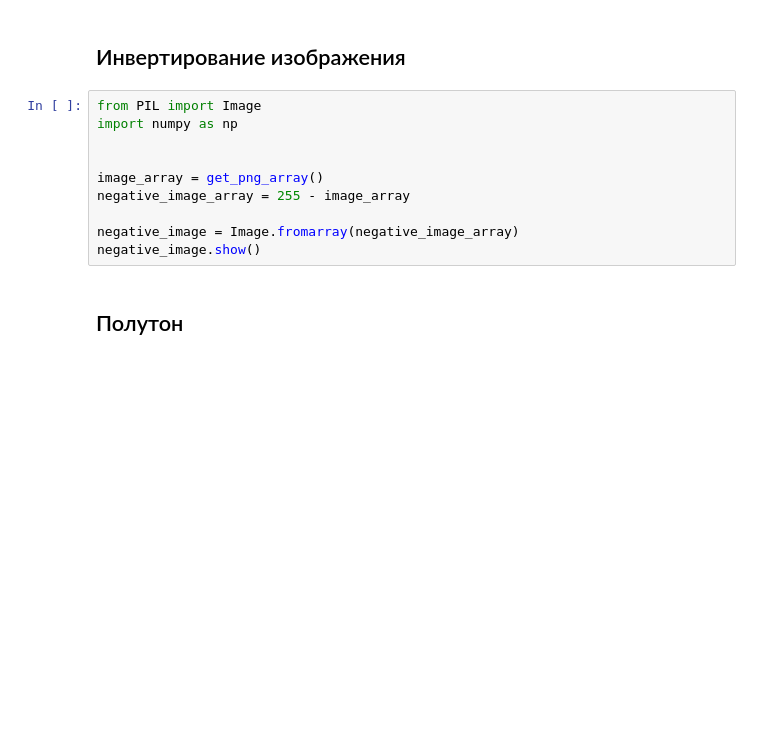
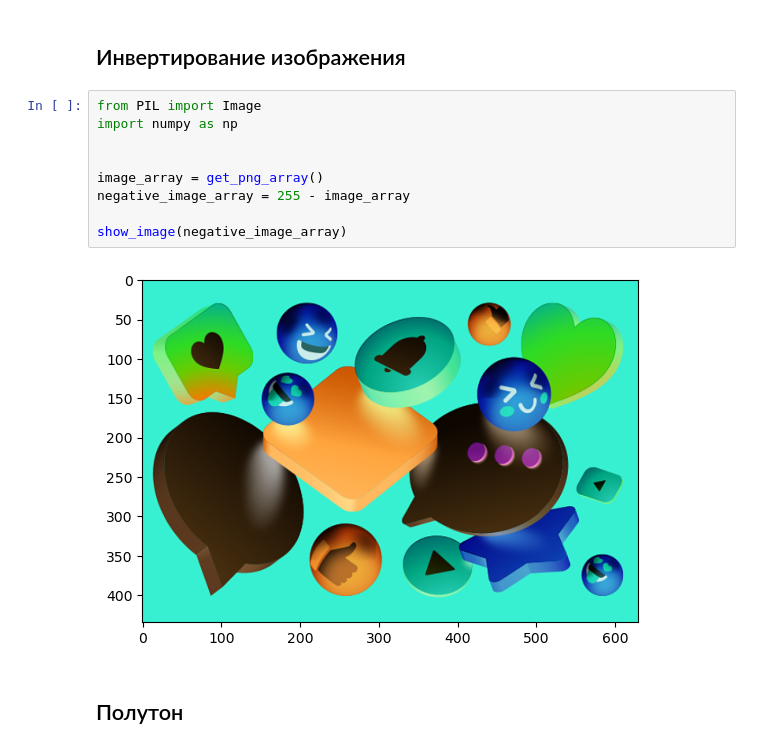
Before and after one commit to Str1kez/computer_vision, a Jupyter notebook: exercise1.ipynb, the cells around one changed output. Drawn from its saved outputs; the diff is of its cells as text; blank space fills up the shorter version.

```diff
--- a/exercise1.ipynb
+++ b/exercise1.ipynb
@@ -35,13 +27,14 @@ array([[[199,  15,  46],
 # %%
 from PIL import Image
 import numpy as np
 
 
 image_array = get_png_array()
 negative_image_array = 255 - image_array
 
-negative_image = Image.fromarray(negative_image_array)
-negative_image.show()
+show_image(negative_image_array)
+# %% [output]
+[figure, added]
 # %% [markdown]
 ## Полутон
 # %%
```
Also changed, not shown: parts of 5 cells of this notebook, 2 other files.
